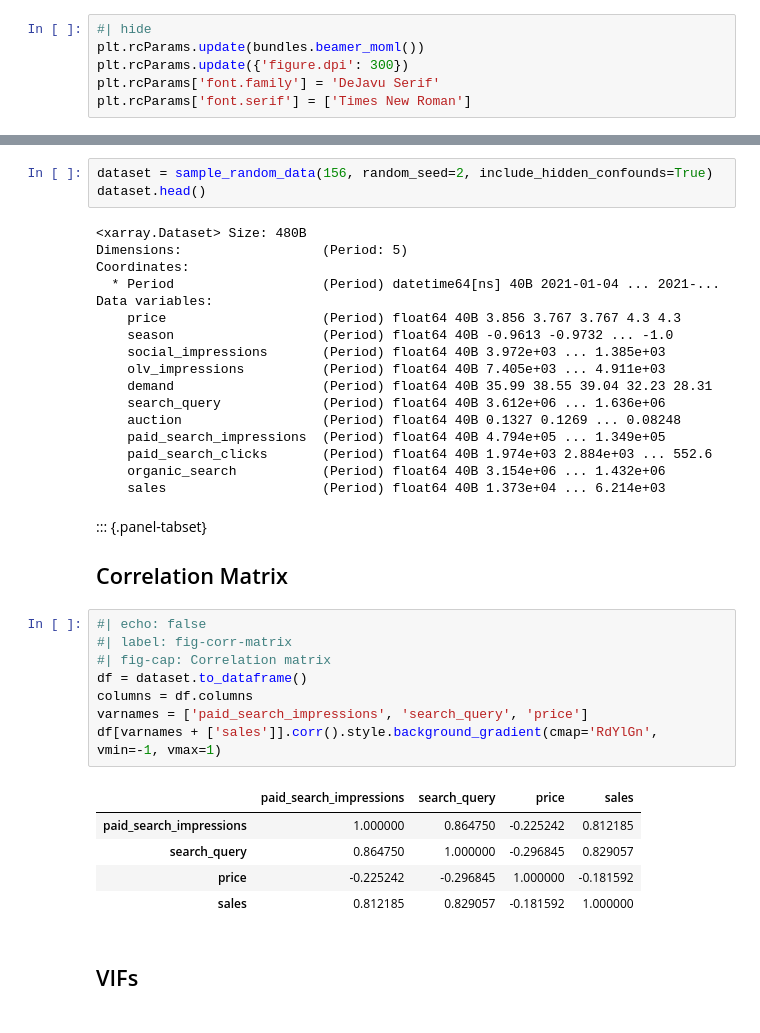
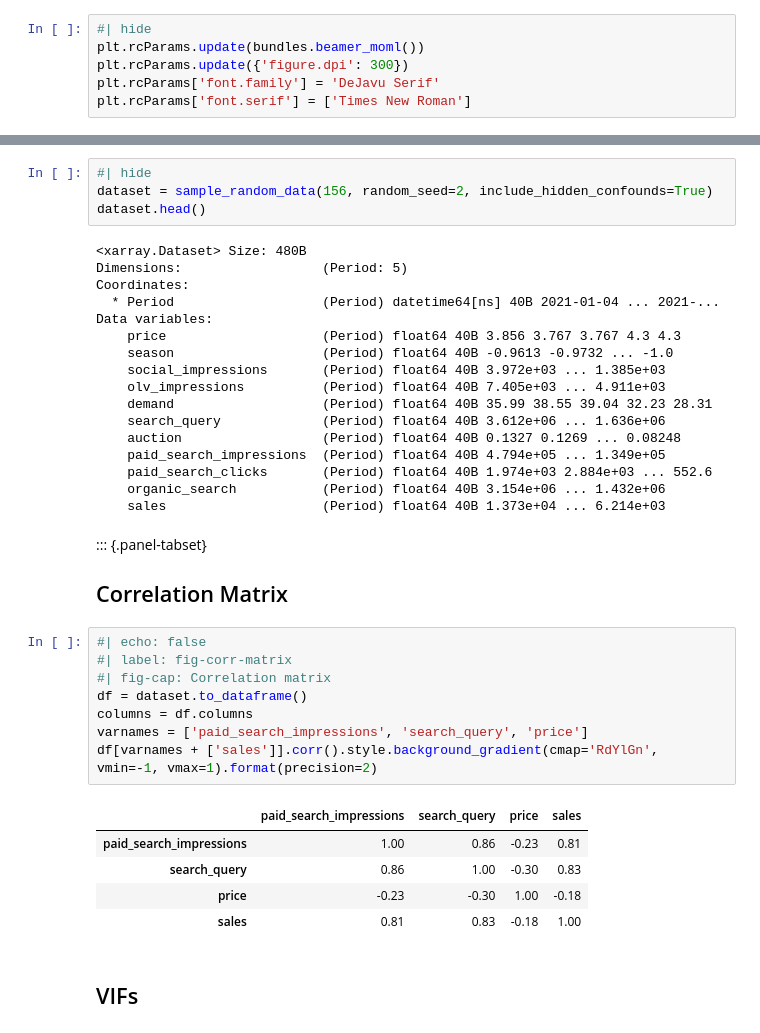
Before and after one commit to redam94/common_regression_issues, a Jupyter notebook: nbs/01_multicollinearity.ipynb, the cells around one changed output, grey strips where cells are left out. Drawn from its saved outputs; the diff is of its cells as text.

```diff
--- a/nbs/01_multicollinearity.ipynb
+++ b/nbs/01_multicollinearity.ipynb
@@ -303,4 +185,5 @@ def sample_random_data(
 # %%
+#| hide
 dataset = sample_random_data(156, random_seed=2, include_hidden_confounds=True)
 dataset.head()
 # %% [output]
@@ -327,17 +210,17 @@ Data variables:
 # %%
 #| echo: false
 #| label: fig-corr-matrix
 #| fig-cap: Correlation matrix
 df = dataset.to_dataframe()
 columns = df.columns
 varnames = ['paid_search_impressions', 'search_query', 'price']
-df[varnames + ['sales']].corr().style.background_gradient(cmap='RdYlGn', vmin=-1, vmax=1)
+df[varnames + ['sales']].corr().style.background_gradient(cmap='RdYlGn', vmin=-1, vmax=1).format(precision=2)
 # %% [output]
 |  | paid_search_impressions | search_query | price | sales |
-| paid_search_impressions | 1.000000 | 0.864750 | -0.225242 | 0.812185 |
-| search_query | 0.864750 | 1.000000 | -0.296845 | 0.829057 |
-| price | -0.225242 | -0.296845 | 1.000000 | -0.181592 |
-| sales | 0.812185 | 0.829057 | -0.181592 | 1.000000 |
+| paid_search_impressions | 1.00 | 0.86 | -0.23 | 0.81 |
+| search_query | 0.86 | 1.00 | -0.30 | 0.83 |
+| price | -0.23 | -0.30 | 1.00 | -0.18 |
+| sales | 0.81 | 0.83 | -0.18 | 1.00 |
 # %% [markdown]
 ## VIFs
 # %%
```
Also changed, not shown: parts of 15 cells of this notebook, 7 other files.
